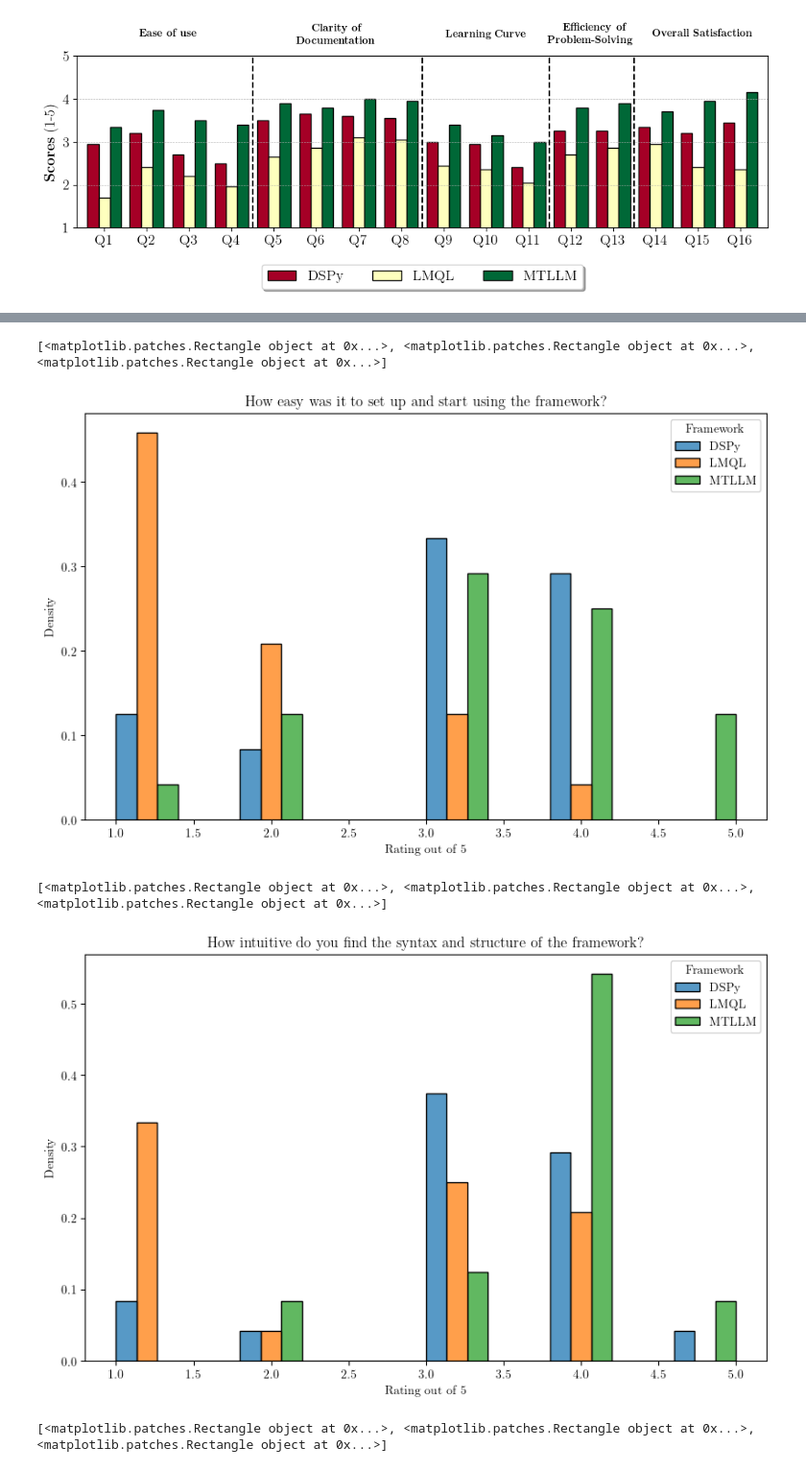
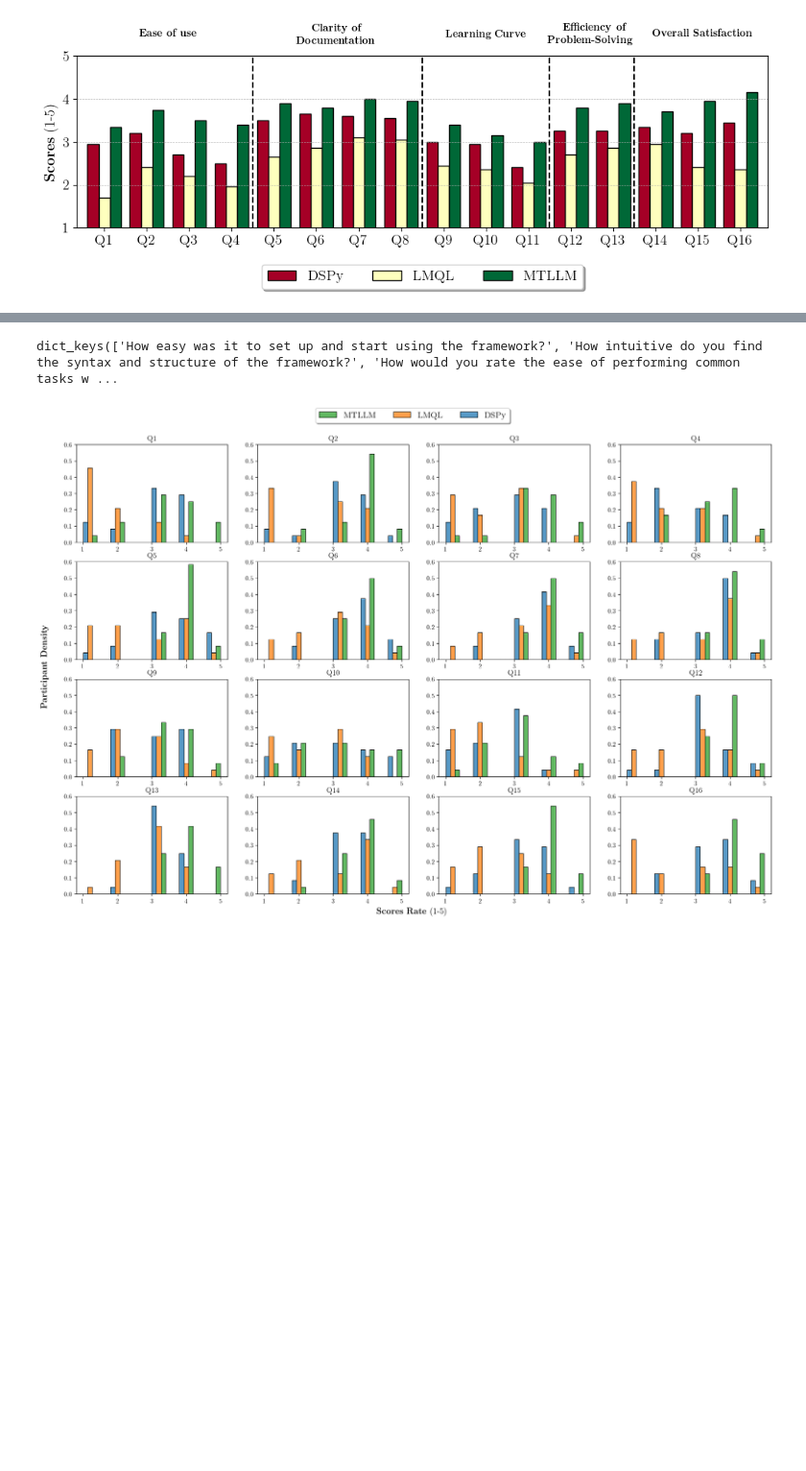
Before and after one commit to Jaseci-Labs/mtllm-evaluation, a Jupyter notebook: usabiity study/data.ipynb, the cells around one changed output, grey strips where cells are left out. Shown at 96% size. Drawn from its saved outputs; the diff is of its cells as text; code cells hidden in the pictures; blank space fills up the shorter version.

Commit message:
update 4x4 diagram for Usability study data

```diff
--- a/usabiity study/data.ipynb
+++ b/usabiity study/data.ipynb
@@ -97,10 +97,10 @@ plt.yticks(ticks=[1,2,3,4,5])
 
 offset = 0
 section_positions = []
-for section, questions in sections.items():
-    positions = ind[offset:offset+len(questions)]
+for section, Q in sections.items():
+    positions = ind[offset:offset+len(Q)]
     section_positions.append((positions[0], positions[-1]))
-    offset += len(questions)
+    offset += len(Q)
 
 for i, (start, end) in enumerate(section_positions):
     if i != 4:
@@ -199,26 +149,37 @@ plt.show()
 #     for index, value in enumerate(means):
 #         plt.text(value, index, f'{value:.2f}', va='center')
 #     plt.show()
+# %%
+print(questions.keys())
+# %% [output]
+dict_keys(['How easy was it to set up and start using the framework?', 'How intuitive do you find the syntax and structure of the framework?', 'How would you rate the ease of performing common tasks w ...
 # %%
-for question in questions.keys():
-    data_set = questions[question]
-    plt.figure(figsize=(10, 6))
-    histplot = sns.histplot(pd.melt(data_set, value_name='values', var_name='framework'), x='values', hue='framework', kde=False, stat="density", bins=10, multiple="dodge")
-    # sns.histplot(data_set['[DSPy]'],kde=True, stat='density', bins=10, color='red', label='DSPy', alpha=0.5, multiple="dodge")
-    # sns.histplot(data_set['[MTLLM]'],kde=True, stat='density', bins=10, color='green', label='MTLLM', alpha=0.5, multiple="dodge")
-    # sns.histplot(data_set['[LMQL]'],kde=True, stat='density', bins=10, color='blue', label='LMQL', alpha=0.5, multiple="dodge")
-    plt.title(f'{question}')
-    plt.xlabel('Rating out of 5')
-    plt.ylabel('Density')
-    legend = histplot.get_legend()
-    print(legend.legend_handles)
-    plt.legend(legend.legend_handles, ['DSPy','LMQL', 'MTLLM'], title='Framework', loc='upper right')
-    # plt.tight_layout()
-
-    plt.show()
+fig, axes = plt.subplots(4, 4, figsize=(20, 13))
+Q = np.array(list(questions.keys())).reshape(4, 4)
+k = 1
+for i in range(0,4):
+    for j in range(0,4):
+        data_set = questions[Q[i,j]]
+        histplot = sns.histplot(pd.melt(data_set, value_name='values', var_name='framework'), x='values', hue='framework',bins=10, stat="density", multiple="dodge",ax=axes[i,j])
+        axes[i,j].legend().remove()
+        axes[i,j].set_xlabel('')
+        axes[i,j].set_ylabel('')
+        # sns.histplot(data_set['[DSPy]'],kde=True, stat='density', bins=10, color='red', label='DSPy', alpha=0.5, multiple="dodge")
+        # sns.histplot(data_set['[MTLLM]'],kde=True, stat='density', bins=10, color='green', label='MTLLM', alpha=0.5, multiple="dodge")
+        # sns.histplot(data_set['[LMQL]'],kde=True, stat='density', bins=10, color='blue', label='LMQL', alpha=0.5, multiple="dodge")
+        axes[i,j].set_title('Q'+str(k))
+        axes[i,j].set_ylim(0,0.6)
+        k += 1
+        # axes[i].xlabel('Rating out of 5')
+        # axes[i].ylabel('Density')
+        # legend = axes[i].get_legend()
+        # print(legend.legend_handles)
+        # plt.legend(legend.legend_handles, ['DSPy','LMQL', 'MTLLM'], title='Framework', loc='upper right')
+        # plt.tight_layout()
+fig.text(0.09, 0.5, r"\textbf{Participant Density}", ha='center', va='center', rotation='vertical', fontsize=14)
+fig.text(0.5, 0.08, r'\textbf{Scores Rate} (1-5)', ha='center', va='center', fontsize=14)
+fig.legend(['MTLLM','LMQL','DSPy'],loc='upper center',shadow=True, fontsize=14, bbox_to_anchor=(0.5, 0.95), ncol=3)
+plt.savefig('user_study_questionnaire_distribution.png', dpi=300, bbox_inches='tight')
+plt.show()
 # %% [output]
-[<matplotlib.patches.Rectangle object at 0x...>, <matplotlib.patches.Rectangle object at 0x...>, <matplotlib.patches.Rectangle object at 0x...>]
-[figure, old version]
+[figure, new version]
-[<matplotlib.patches.Rectangle object at 0x...>, <matplotlib.patches.Rectangle object at 0x...>, <matplotlib.patches.Rectangle object at 0x...>]
-[figure, removed]
-[<matplotlib.patches.Rectangle object at 0x...>, <matplotlib.patches.Rectangle object at 0x...>, <matplotlib.patches.Rectangle object at 0x...>]
```
Also changed, not shown: parts of 2 cells of this notebook, 1 other file.
